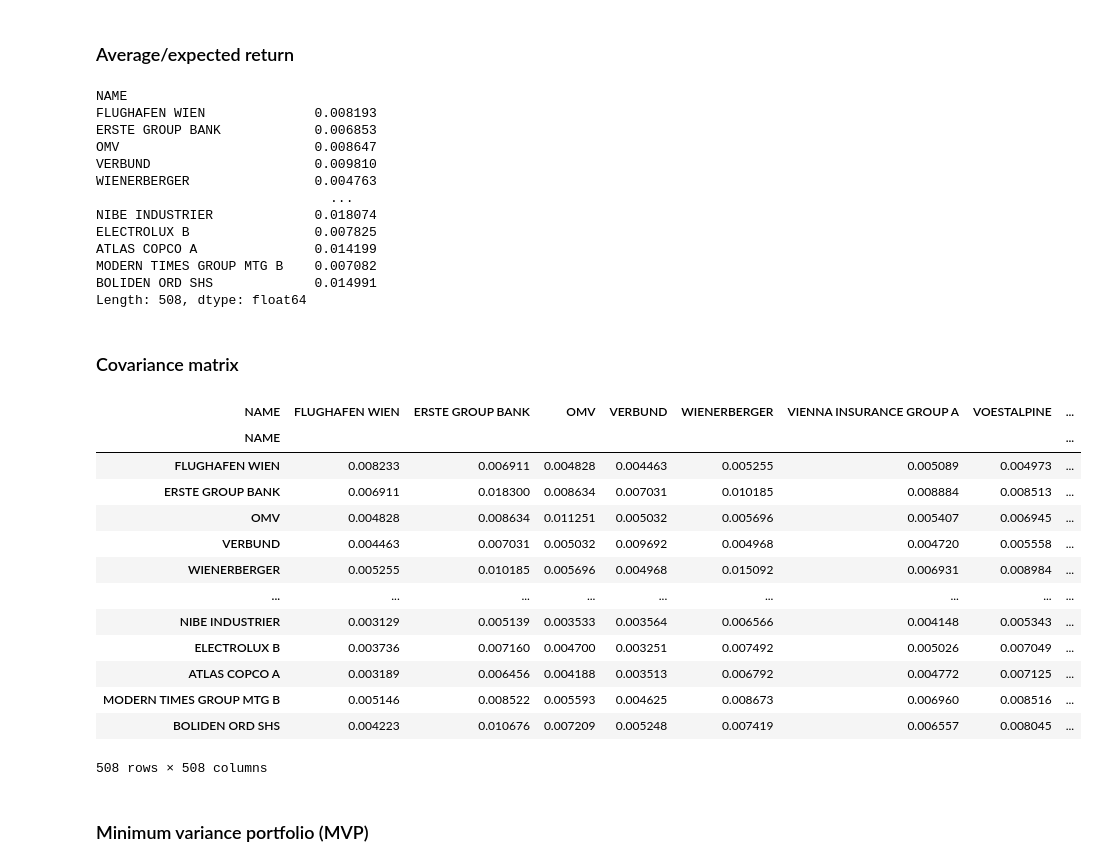
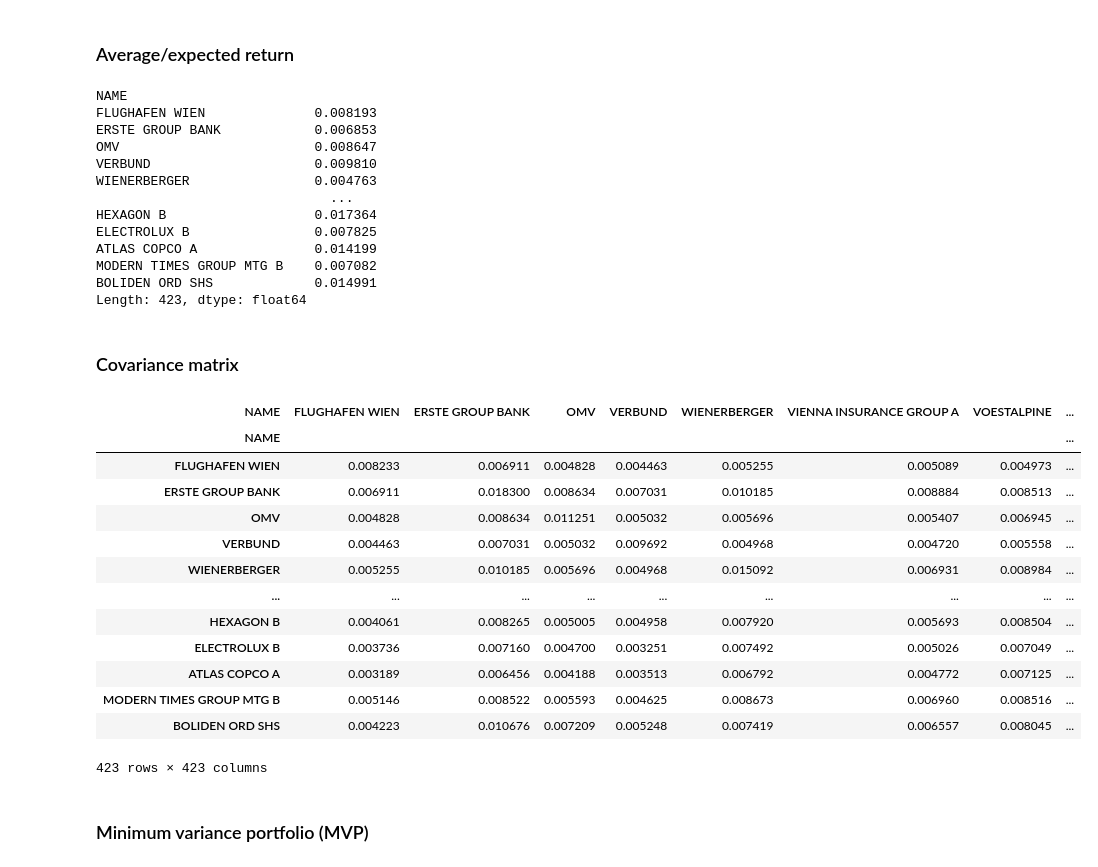
Before and after one commit to GiammarcoBozzelli/SEF, a Jupyter notebook: main.ipynb, the cells around one changed output. Drawn from its saved outputs; the diff is of its cells as text; code cells hidden in the pictures.

```diff
--- a/main.ipynb
+++ b/main.ipynb
@@ -211,11 +50,15 @@ df_EUR_M_RI
 # %%
-#Drop the first 4 columns
-df_EUR_M_RI.drop(df_EUR_M_RI.columns[:4], axis=1, inplace=True)
+#Compute the monthly returns of EUR firms
 df_EUR_M_RI.set_index('NAME', inplace = True)
 
-#Keep only the years 2007-2022
-df_EUR_M_RI = df_EUR_M_RI.loc[:, (df_EUR_M_RI.columns >= pd.to_datetime("2007-01-01"))]
+df_EUR_M_RI.drop(df_EUR_M_RI.columns[:4], axis=1, inplace=True)
 
-#Transpose the dataset to have rows=dates, columns=names
-df_EUR_M_RI_T = df_EUR_M_RI.T
-df_EUR_M_RI_T
+df_EUR_M_RI.columns = pd.to_datetime(df_EUR_M_RI.columns)
+
+df_EUR_M_RI_08 = df_EUR_M_RI.loc[:, (df_EUR_M_RI.columns >= pd.to_datetime("2007-01-01"))]
+
+df_EUR_M_RI_T = df_EUR_M_RI_08.T
+
+df_M_returns = df_EUR_M_RI_T.pct_change()
+
+#df_M_returns
@@ -235,0 +65,4 @@ df_EUR_M_RI_T
+# %%
+#Extract the list of firms that have an Environmental score
+firms_list = df_E_score['NAME'].tolist()
+firms_list
@@ -235,0 +87,4 @@ df_EUR_M_RI_T
+# %%
+#Get monthly returns of EUR firms with an Environmental score
+df_M_returns_E = df_M_returns[df_M_returns.columns.intersection(firms_list)]
+df_M_returns_E
@@ -235,0 +105,4 @@ df_EUR_M_RI_T
+# %%
+#Drop the row 2007-01-31 because it has only NaN values
+df_M_returns_E = df_M_returns_E.drop('2007-01-31')
+df_M_returns_E
@@ -236,12 +123,8 @@ df_EUR_M_RI_T
 # %% [markdown]
 ### Average/expected return
 # %%
-#Compute the returns
-returns = df_EUR_M_RI_T.pct_change()
-#df_returns
-
 #Compute the average (or expected) returns
-avrg_returns = returns.mean()
+avrg_returns = df_M_returns_E.mean()
 avrg_returns
 # %% [output]
 NAME
@@ -251,10 +134,10 @@ OMV                         0.008647
 VERBUND                     0.009810
 WIENERBERGER                0.004763
                               ...
-NIBE INDUSTRIER             0.018074
+HEXAGON B                   0.017364
 ELECTROLUX B                0.007825
 ATLAS COPCO A               0.014199
 MODERN TIMES GROUP MTG B    0.007082
 BOLIDEN ORD SHS             0.014991
-Length: 508, dtype: float64
+Length: 423, dtype: float64
 # %%
@@ -268,23 +147,23 @@ avrg_returns[avrg_returns == np.inf] = 0
 ### Covariance matrix
 # %%
 #Compute the covariance matrix
-cov_matrix = returns.cov()
+cov_matrix = df_M_returns_E.cov()
 cov_matrix
 # %% [output]
 | NAME | FLUGHAFEN WIEN | ERSTE GROUP BANK | OMV | VERBUND | WIENERBERGER | VIENNA INSURANCE GROUP A | VOESTALPINE | ... |
 | NAME |  |  |  |  |  |  |  | ... |
 | FLUGHAFEN WIEN | 0.008233 | 0.006911 | 0.004828 | 0.004463 | 0.005255 | 0.005089 | 0.004973 | ... |
 | ERSTE GROUP BANK | 0.006911 | 0.018300 | 0.008634 | 0.007031 | 0.010185 | 0.008884 | 0.008513 | ... |
 | OMV | 0.004828 | 0.008634 | 0.011251 | 0.005032 | 0.005696 | 0.005407 | 0.006945 | ... |
 | VERBUND | 0.004463 | 0.007031 | 0.005032 | 0.009692 | 0.004968 | 0.004720 | 0.005558 | ... |
 | WIENERBERGER | 0.005255 | 0.010185 | 0.005696 | 0.004968 | 0.015092 | 0.006931 | 0.008984 | ... |
 | ... | ... | ... | ... | ... | ... | ... | ... | ... |
-| NIBE INDUSTRIER | 0.003129 | 0.005139 | 0.003533 | 0.003564 | 0.006566 | 0.004148 | 0.005343 | ... |
+| HEXAGON B | 0.004061 | 0.008265 | 0.005005 | 0.004958 | 0.007920 | 0.005693 | 0.008504 | ... |
 | ELECTROLUX B | 0.003736 | 0.007160 | 0.004700 | 0.003251 | 0.007492 | 0.005026 | 0.007049 | ... |
 | ATLAS COPCO A | 0.003189 | 0.006456 | 0.004188 | 0.003513 | 0.006792 | 0.004772 | 0.007125 | ... |
 | MODERN TIMES GROUP MTG B | 0.005146 | 0.008522 | 0.005593 | 0.004625 | 0.008673 | 0.006960 | 0.008516 | ... |
 | BOLIDEN ORD SHS | 0.004223 | 0.010676 | 0.007209 | 0.005248 | 0.007419 | 0.006557 | 0.008045 | ... |
-508 rows × 508 columns
+423 rows × 423 columns
 # %% [markdown]
 ### Minimum variance portfolio (MVP)
 # %%
```
Also changed, not shown: parts of 63 cells of this notebook.
